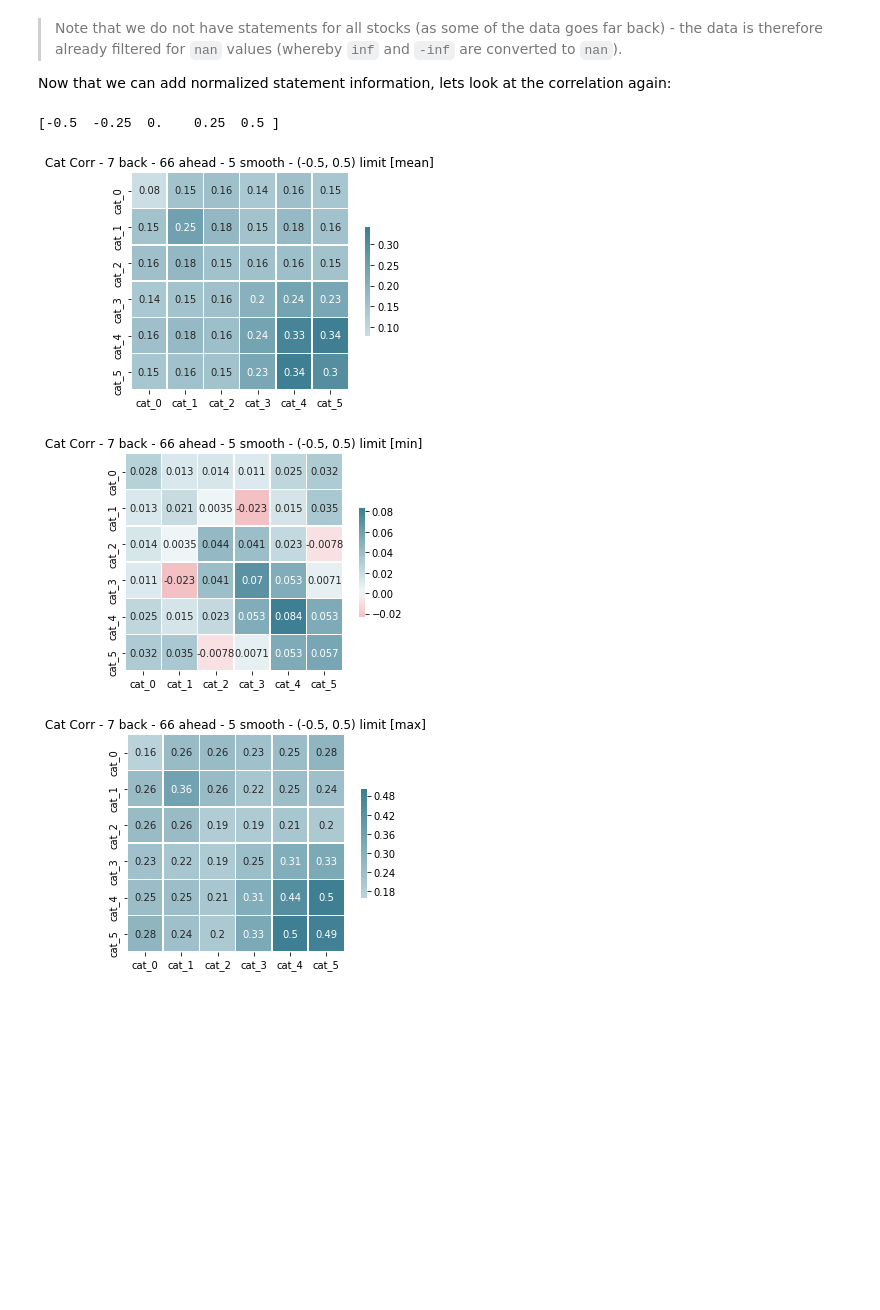
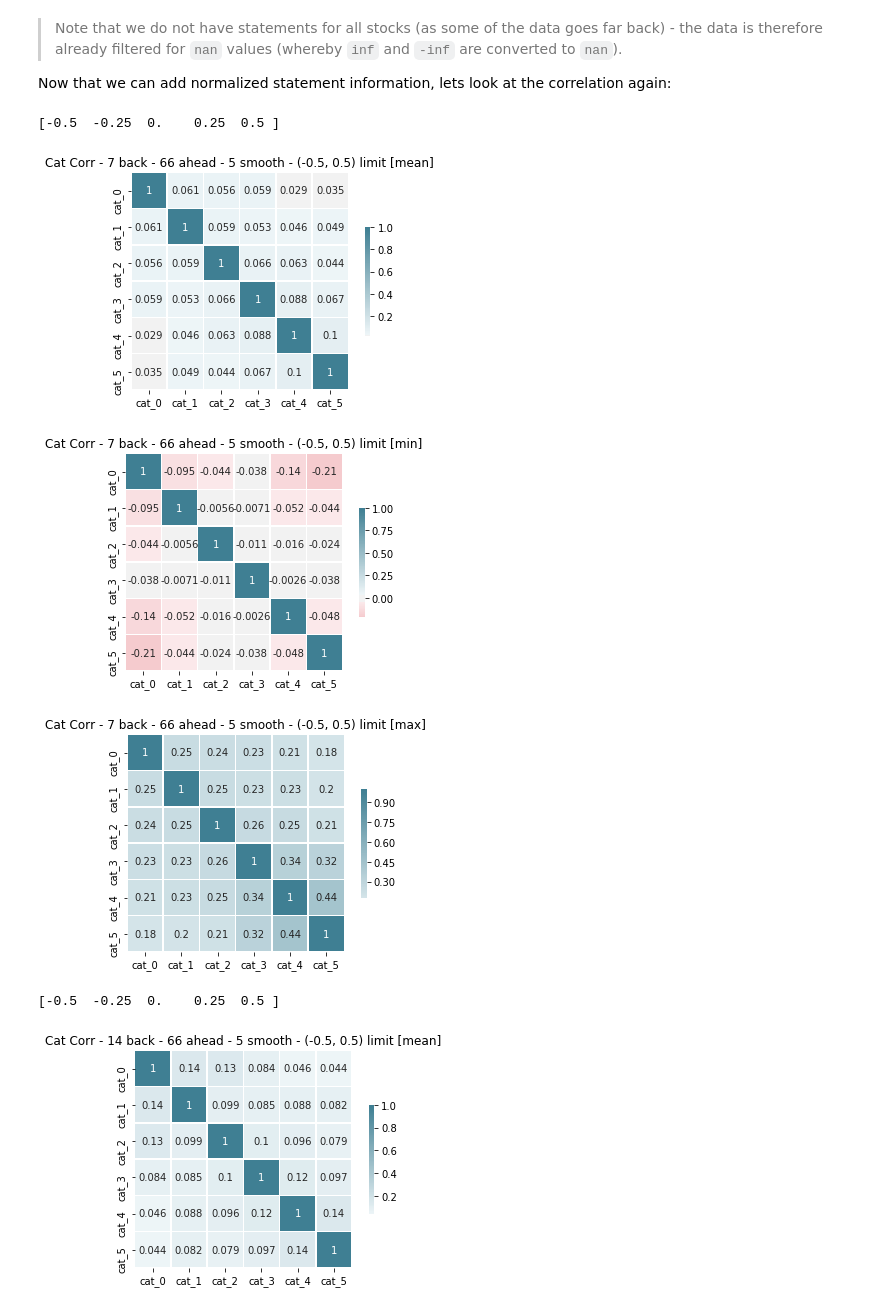
Before and after one commit to felixnext/stock_trend_analysis, a Jupyter notebook: notebooks/02-1_stocks-cleaning+features.ipynb, the cells around one changed output. Drawn from its saved outputs; the diff is of its cells as text; code cells hidden in the pictures; blank space fills up the shorter version.

Commit message:
fix: fixed various bugs in correlation calc
- fixed bugs in the notebook for
- updated library to easier create datasets
- updated report with data from analysis

```diff
--- a/notebooks/02-1_stocks-cleaning+features.ipynb
+++ b/notebooks/02-1_stocks-cleaning+features.ipynb
@@ -457,7 +458,7 @@ df_cat.groupby('target_cat').count()['symbol'].plot.bar(title='Target Category D
 # %% [markdown]
 Now that we have categorized data, lets take a closer look at the correlation between the different categories (i.e. how different are input values for the actual target value - is there a high variance?)
 # %%
-def visualize_corr(df_cat, name=None, num_special=3, agg='mean'):
+def visualize_corr(df_cat, name=None, num_special=3, agg='mean', method='spearman', self_special=True):
     '''Function to calculate the correlation between single categories.
 
     Args:
@@ -474,11 +475,12 @@ def visualize_corr(df_cat, name=None, num_special=3, agg='mean'):
     for i in range(num_cats):
         row = []
         for j in range(num_cats):
-            if i == j:
+            if i == j and self_special:
                 mat = get(i)
-                corr = mat.head(int(len(mat)/2)).corrwith(mat.tail(int(len(mat)/2)), axis=0, method='spearman').agg(agg)
+                corr = mat.head(int(len(mat)/2)).corrwith(mat.tail(int(len(mat)/2)), axis=0, method=method).agg(agg)
+                #corr = entropy(mat.head(int(len(mat)/2)), mat.tail(int(len(mat)/2)))
             else:
-                corr = get(i).corrwith(get(j), axis=0, method='spearman').agg(agg)
+                corr = get(i).corrwith(get(j), axis=0, method=method).agg(agg)
             row.append(corr)
         res.append(np.array(row))
 
@@ -625,31 +627,33 @@ Now that we can add normalized statement information, lets look at the correlati
 # %%
 # create different datasets and visualize the correlations
 jump = 22
 sets = [
     (7, 22*3, 5, jump, (-0.5, 0.5)),
     (14, 22*3, 5, jump, (-0.5, 0.5)),
     (7, 22*6, 10, jump, (-.75, .75)),
     (14, 22*6, 10, jump, (-.75, .75)),
     (7, 22*12, 10, jump, (-.9, 1)),
     (14, 22*12, 10, jump, (-.9, 1)),
     (21, 22*12, 10, jump, (-.9, 1)),
     (14, 22*24, 20, jump, (-.95, 1.5)),
     (21, 22*24, 20, jump, (-.95, 1.5)),
 ]
 
 num_cats = 6
 for s in sets:
     # create dataset
     df_norm = rcmd.learning.preprocess.create_stock_dataset(df_stocks, s[0], s[1], s[2], jump_size=s[3])
-    df_cat = rcmd.learning.preprocess.categorize_stock_data(df_norm, xlim=s[4], num_cats=num_cats)
+    df_stocks_cat = rcmd.learning.preprocess.categorize_stock_data(df_norm, xlim=s[4], num_cats=num_cats)
     df_state_norm = rcmd.learning.preprocess.normalize_statement_data(df_state, impute=True)
     df_merge = rcmd.learning.preprocess.merge_stock_statement(df_stocks_cat, df_state_norm, col_price='target_price')
 
     # visualize correlation
     for agg in ['mean', 'min', 'max']:
-        visualize_corr(df_cat, "{} back - {} ahead - {} smooth - {} limit".format(s[0], s[1], s[2], s[4]), num_special=3, agg=agg)
+        visualize_corr(df_merge, "{} back - {} ahead - {} smooth - {} limit".format(s[0], s[1], s[2], s[4]), num_special=3, agg=agg, self_special=False)
 # %% [output]
 [-0.5  -0.25  0.    0.25  0.5 ]
-[figure, old version]
+[figure, new version]
-[figure, old version]
+[figure, new version]
-[figure, old version]
+[figure, new version]
+[-0.5  -0.25  0.    0.25  0.5 ]
+[figure, added]
```
Also changed, not shown: parts of 8 cells of this notebook, 5 other files.
